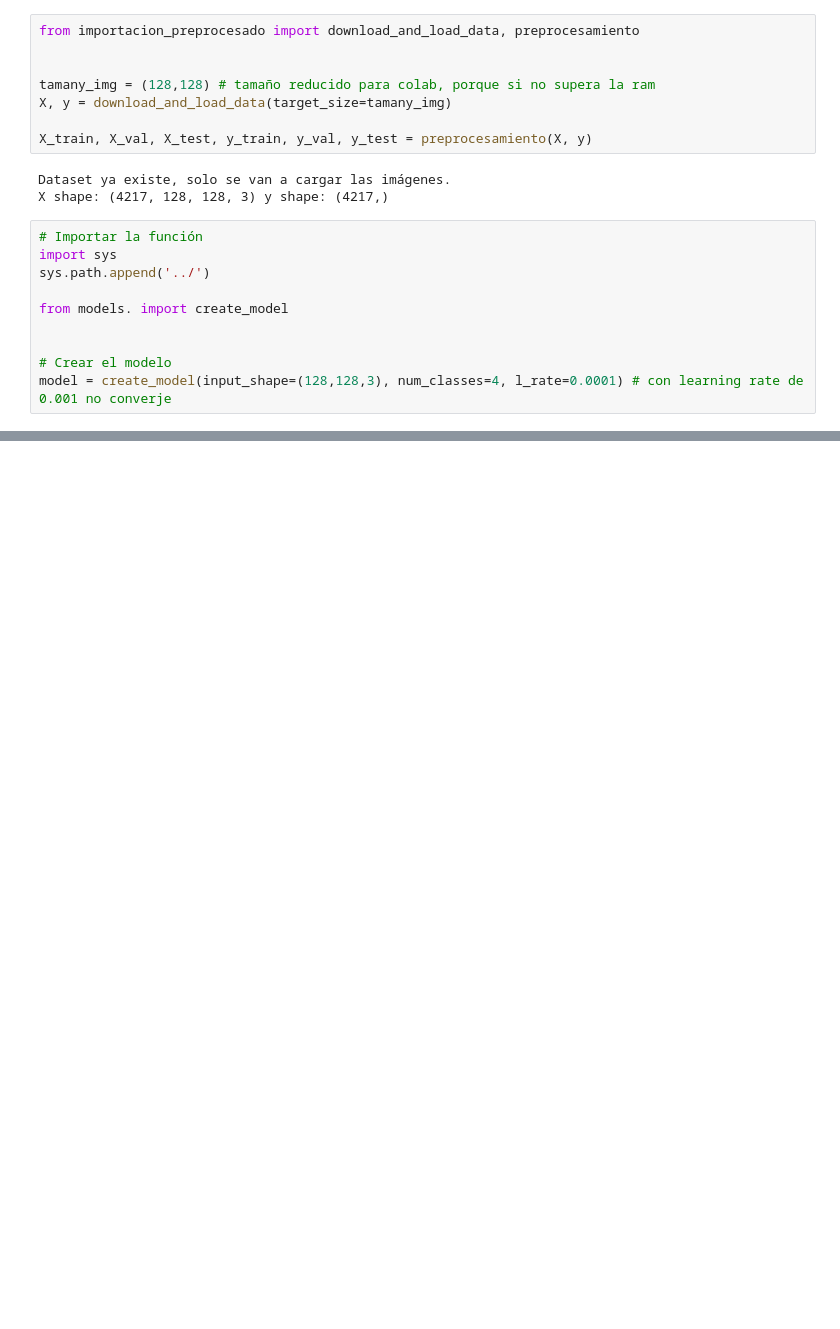
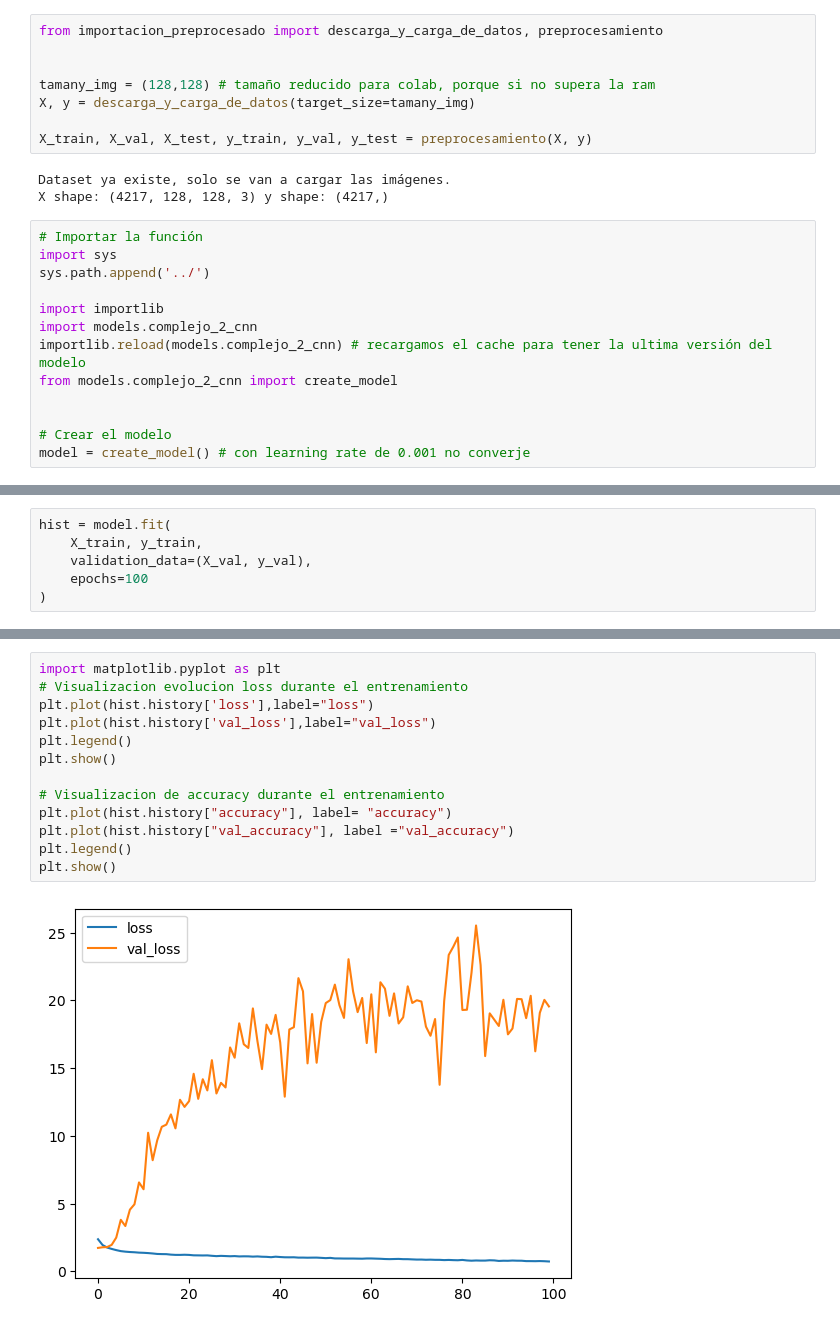
Before and after one commit to ropas5/eye_diseases_classification_trabajo_DL, a Jupyter notebook: notebooks/model_complex_2.ipynb, the cells around one changed output, grey strips where cells are left out. Saved outputs shown, nothing was run; the diff lists cells and outputs as text; blank space fills up the shorter version.

Commit message:
añadimos segundo modelo complejo

```diff
--- a/notebooks/model_complex_2.ipynb
+++ b/notebooks/model_complex_2.ipynb
@@ -1,9 +1,9 @@
 # %%
-from importacion_preprocesado import download_and_load_data, preprocesamiento
+from importacion_preprocesado import descarga_y_carga_de_datos, preprocesamiento
 
 
 tamany_img = (128,128) # tamaño reducido para colab, porque si no supera la ram
-X, y = download_and_load_data(target_size=tamany_img)
+X, y = descarga_y_carga_de_datos(target_size=tamany_img)
 
 X_train, X_val, X_test, y_train, y_val, y_test = preprocesamiento(X, y)
 # %% [output]
@@ -14,8 +14,11 @@ X shape: (4217, 128, 128, 3) y shape: (4217,)
 import sys
 sys.path.append('../')
 
-from models. import create_model
+import importlib
+import models.complejo_2_cnn
+importlib.reload(models.complejo_2_cnn) # recargamos el cache para tener la ultima versión del modelo
+from models.complejo_2_cnn import create_model
 
 
 # Crear el modelo
-model = create_model(input_shape=(128,128,3), num_classes=4, l_rate=0.0001) # con learning rate de 0.001 no converje
+model = create_model() # con learning rate de 0.001 no converje
@@ -21,0 +49,6 @@ model = create_model(input_shape=(128,128,3), num_classes=4, l_rate=0.0001) # co
+# %%
+hist = model.fit(
+    X_train, y_train,
+    validation_data=(X_val, y_val),
+    epochs=100
+)
@@ -21,0 +73,15 @@ model = create_model(input_shape=(128,128,3), num_classes=4, l_rate=0.0001) # co
+# %%
+import matplotlib.pyplot as plt
+# Visualizacion evolucion loss durante el entrenamiento
+plt.plot(hist.history['loss'],label="loss")
+plt.plot(hist.history['val_loss'],label="val_loss")
+plt.legend()
+plt.show()
+
+# Visualizacion de accuracy durante el entrenamiento
+plt.plot(hist.history["accuracy"], label= "accuracy")
+plt.plot(hist.history["val_accuracy"], label ="val_accuracy")
+plt.legend()
+plt.show()
+# %% [output]
+[figure, added]
```
Also changed, not shown: parts of 8 cells of this notebook, 1 other file.
